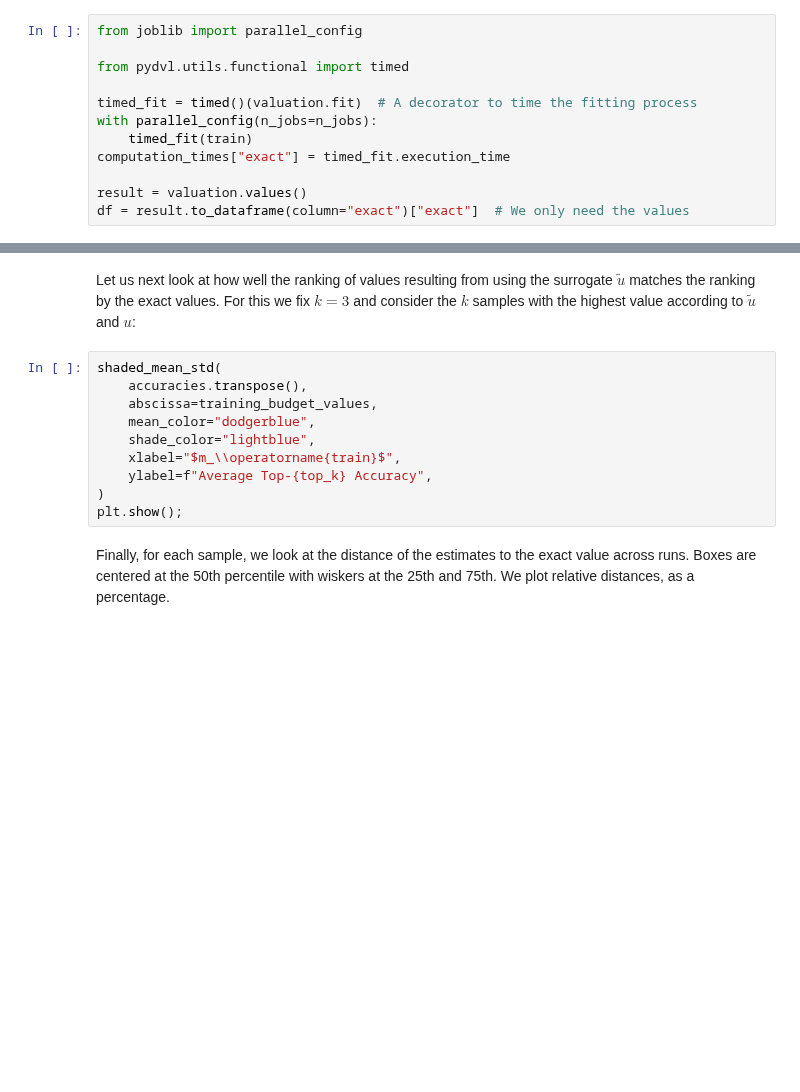
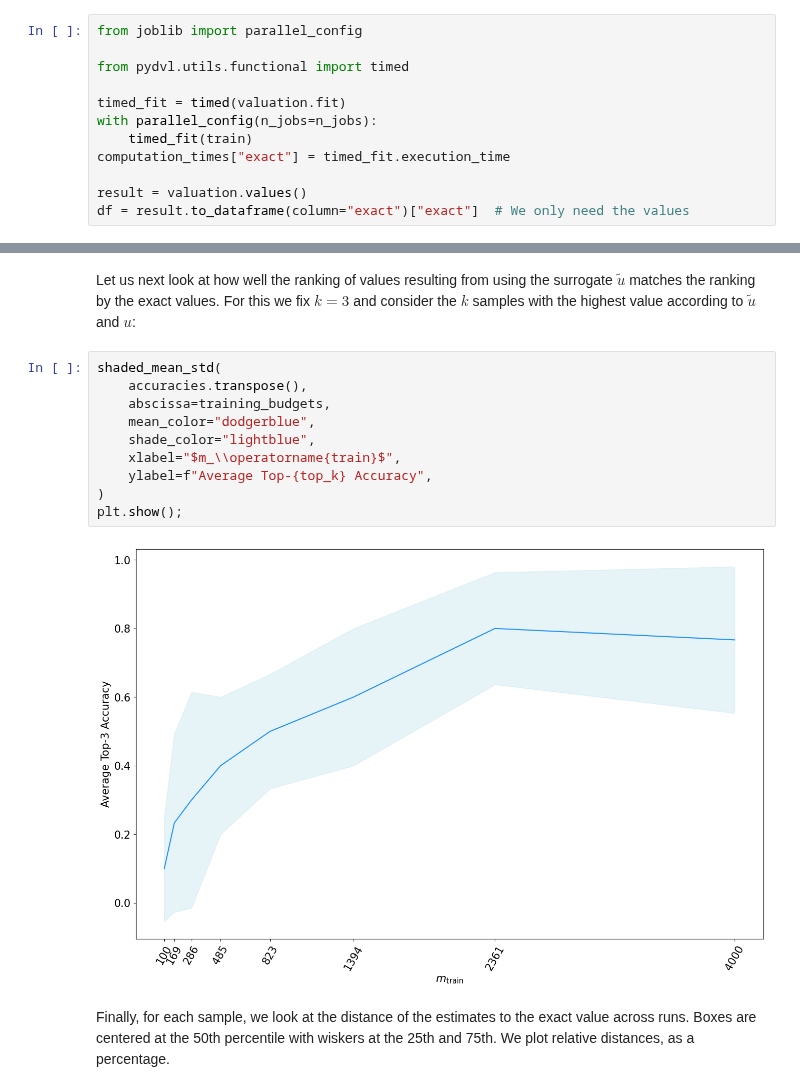
Before and after one commit to aai-institute/pyDVL, a Jupyter notebook: notebooks/shapley_utility_learning.ipynb, the cells around one changed output, grey strips where cells are left out. Cells and saved outputs as stored; diff of their text form; blank space fills up the shorter version.

```diff
--- a/notebooks/shapley_utility_learning.ipynb
+++ b/notebooks/shapley_utility_learning.ipynb
@@ -151,7 +161,7 @@ from joblib import parallel_config
 
 from pydvl.utils.functional import timed
 
-timed_fit = timed()(valuation.fit)  # A decorator to time the fitting process
+timed_fit = timed(valuation.fit)
 with parallel_config(n_jobs=n_jobs):
     timed_fit(train)
 computation_times["exact"] = timed_fit.execution_time
@@ -294,13 +309,15 @@ Let us next look at how well the ranking of values resulting from using the surr
 # %%
 shaded_mean_std(
     accuracies.transpose(),
-    abscissa=training_budget_values,
+    abscissa=training_budgets,
     mean_color="dodgerblue",
     shade_color="lightblue",
     xlabel="$m_\\operatorname{train}$",
     ylabel=f"Average Top-{top_k} Accuracy",
 )
 plt.show();
+# %% [output]
+[figure, added]
 # %% [markdown]
 Finally, for each sample, we look at the distance of the estimates to the exact value across runs. Boxes are centered at the 50th percentile with wiskers at the 25th and 75th. We plot relative distances, as a percentage.
 # %%
```
Also changed, not shown: parts of 31 cells of this notebook.
